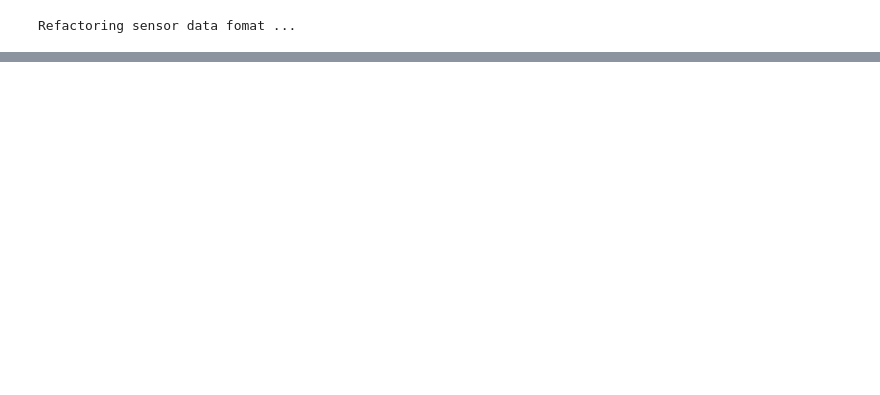
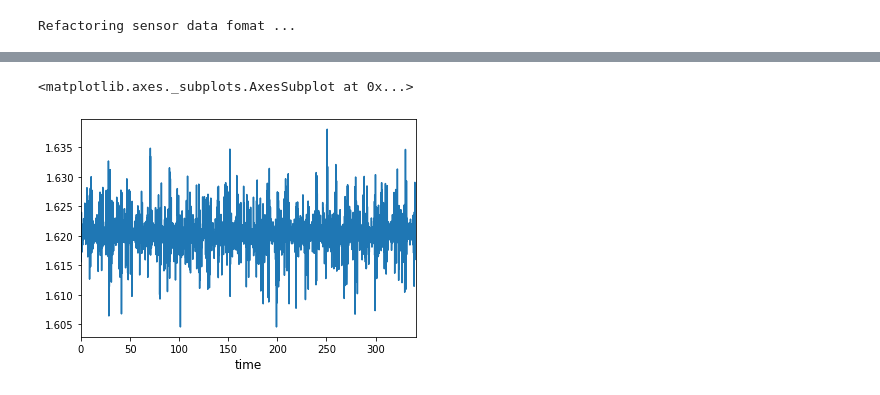
Before and after one commit to geraldgong/pump_sensor, a Jupyter notebook: features.ipynb, the cells around one changed output, grey strips where cells are left out. Cells and saved outputs as stored; diff of their text form; code cells hidden in the pictures; blank space fills up the shorter version.

```diff
--- a/features.ipynb
+++ b/features.ipynb
@@ -73,0 +141,5 @@ df_data
+# %%
+df_data['Id0181'].plot()
+# %% [output]
+<matplotlib.axes._subplots.AxesSubplot at 0x...>
+[figure, added]
```
Also changed, not shown: parts of 10 cells of this notebook, 1 other file.
